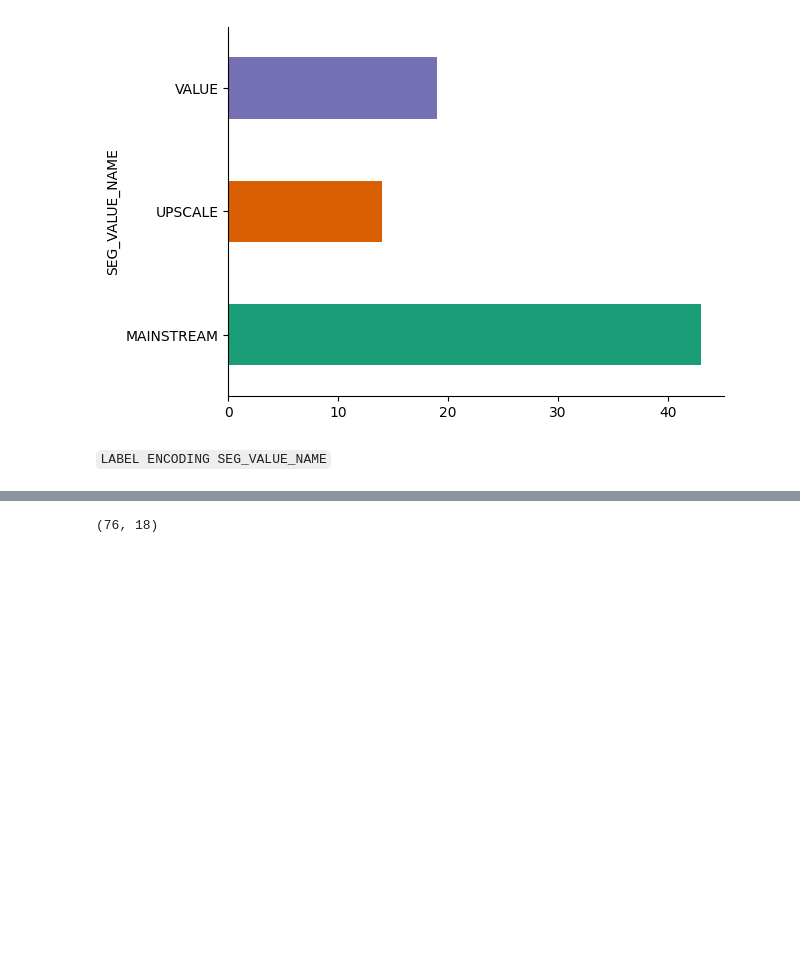
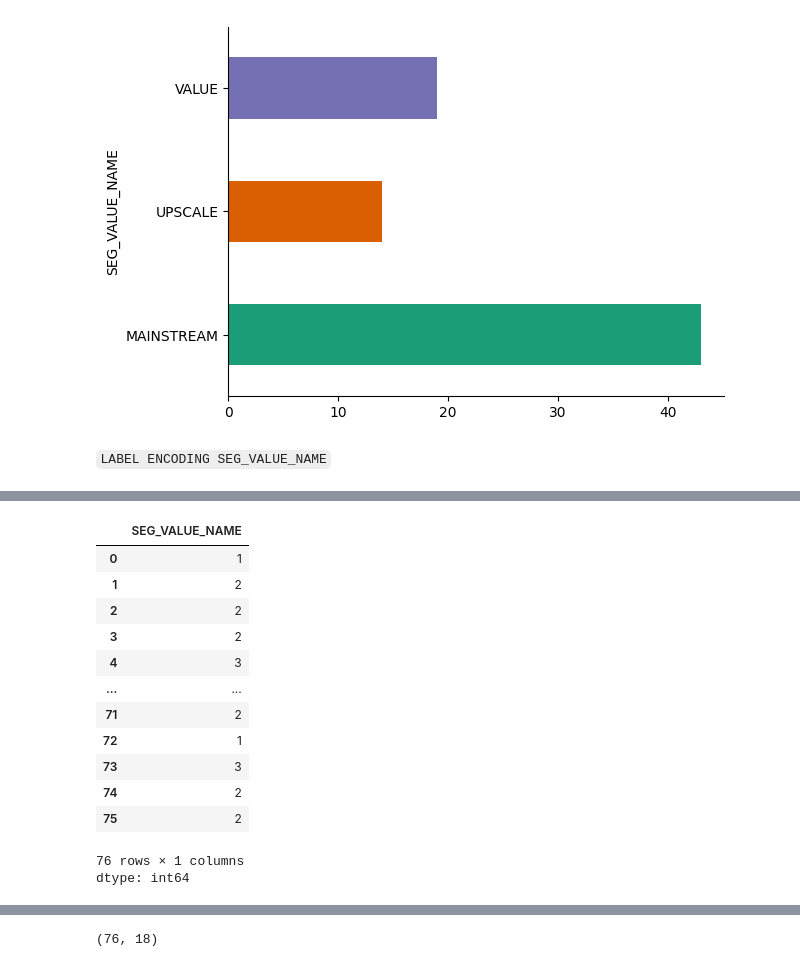
Before and after one commit to sushant-thakur1/Demand_Forecasting_and_Inventory_Optimization, a Jupyter notebook: Pre_Processing_using_Pyspark.ipynb, the cells around one changed output, grey strips where cells are left out. Drawn from its saved outputs; the diff is of its cells as text; code cells hidden in the pictures; blank space fills up the shorter version.

```diff
--- a/Pre_Processing_using_Pyspark.ipynb
+++ b/Pre_Processing_using_Pyspark.ipynb
@@ -549,3 +552,20 @@ store_df.replace({'SEG_VALUE_NAME':{'VALUE':1,'MAINSTREAM':2,'UPSCALE':3}})
+# %%
+store_df['SEG_VALUE_NAME']
+# %% [output]
+|  | SEG_VALUE_NAME |
+| 0 | 1 |
+| 1 | 2 |
+| 2 | 2 |
+| 3 | 2 |
+| 4 | 3 |
+| ... | ... |
+| 71 | 2 |
+| 72 | 1 |
+| 73 | 3 |
+| 74 | 2 |
+| 75 | 2 |
+76 rows × 1 columns
+dtype: int64
 # %%
 store_ohe = pd.get_dummies(store_df, columns=['ADDRESS_STATE_PROV_CODE', 'MSA_CODE'])
 # %%
```
Also changed, not shown: parts of 9 cells of this notebook.
